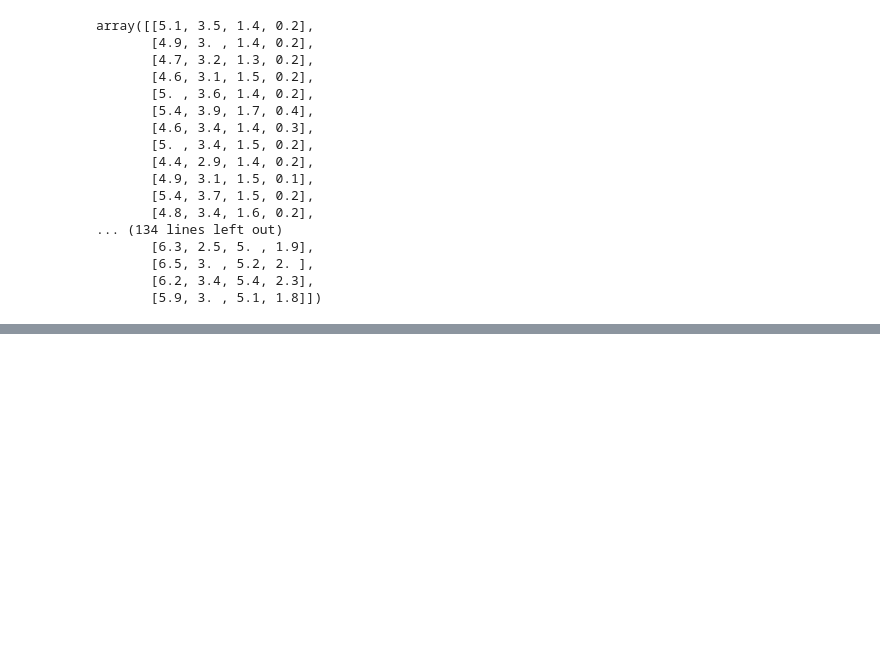
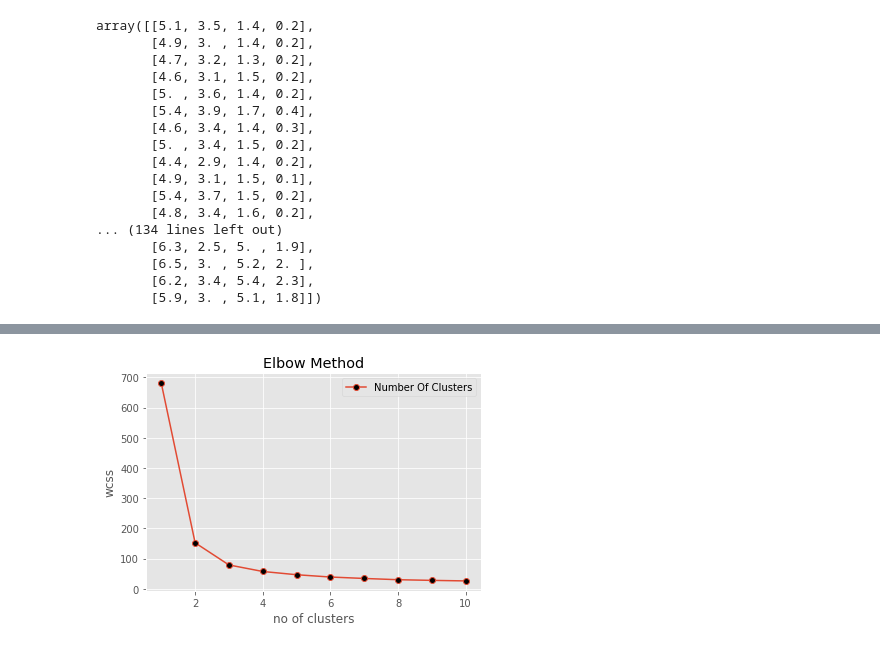
Before and after one commit to cesarWrites/SParks-Foundation-project, a Jupyter notebook: Iris K-Means clustering.ipynb, the cells around one changed output, grey strips where cells are left out. Saved outputs shown, nothing was run; the diff lists cells and outputs as text; code cells hidden in the pictures; blank space fills up the shorter version.

```diff
--- a/Iris K-Means clustering.ipynb
+++ b/Iris K-Means clustering.ipynb
@@ -76,0 +84,17 @@ sns.pairplot(data = x_df)
+# %%
+wcss=[]
+for i in range(1,11):
+  kmeans=KMeans(n_clusters=i,init="k-means++",max_iter=300,n_init=10,random_state=0)
+  kmeans.fit(x)
+  wcss.append(kmeans.inertia_)
+wcss
+
+plt.plot(range(1,11),wcss , marker='o' ,  markerfacecolor='black')
+plt.title('Elbow Method')
+plt.xlabel('no of clusters')
+labels = ["Number Of Clusters" , "Wcss"]
+plt.ylabel('wcss')  # Within cluster sum of squares   #wcss is low for higher no. of clusters
+plt.legend(labels=labels)
+plt.show()
+# %% [output]
+[figure, added]
```
Also changed, not shown: parts of 3 cells of this notebook.
